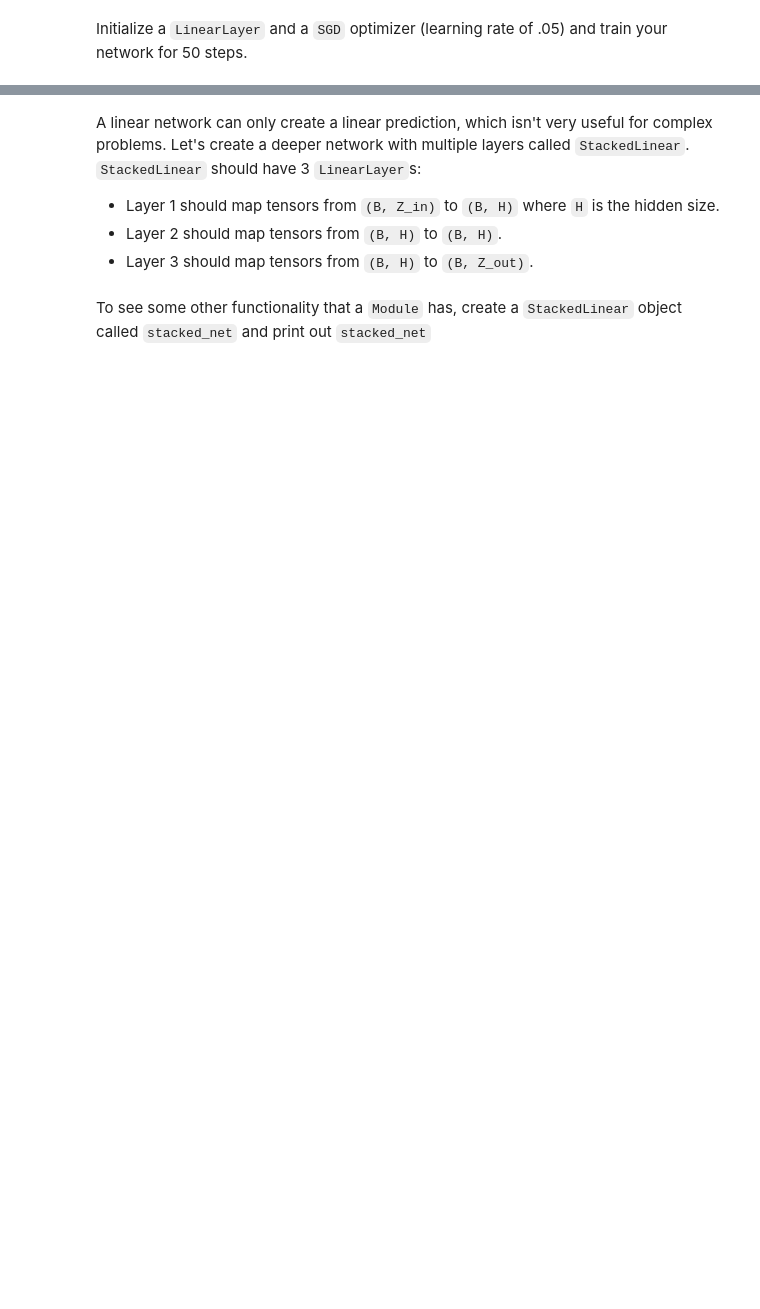
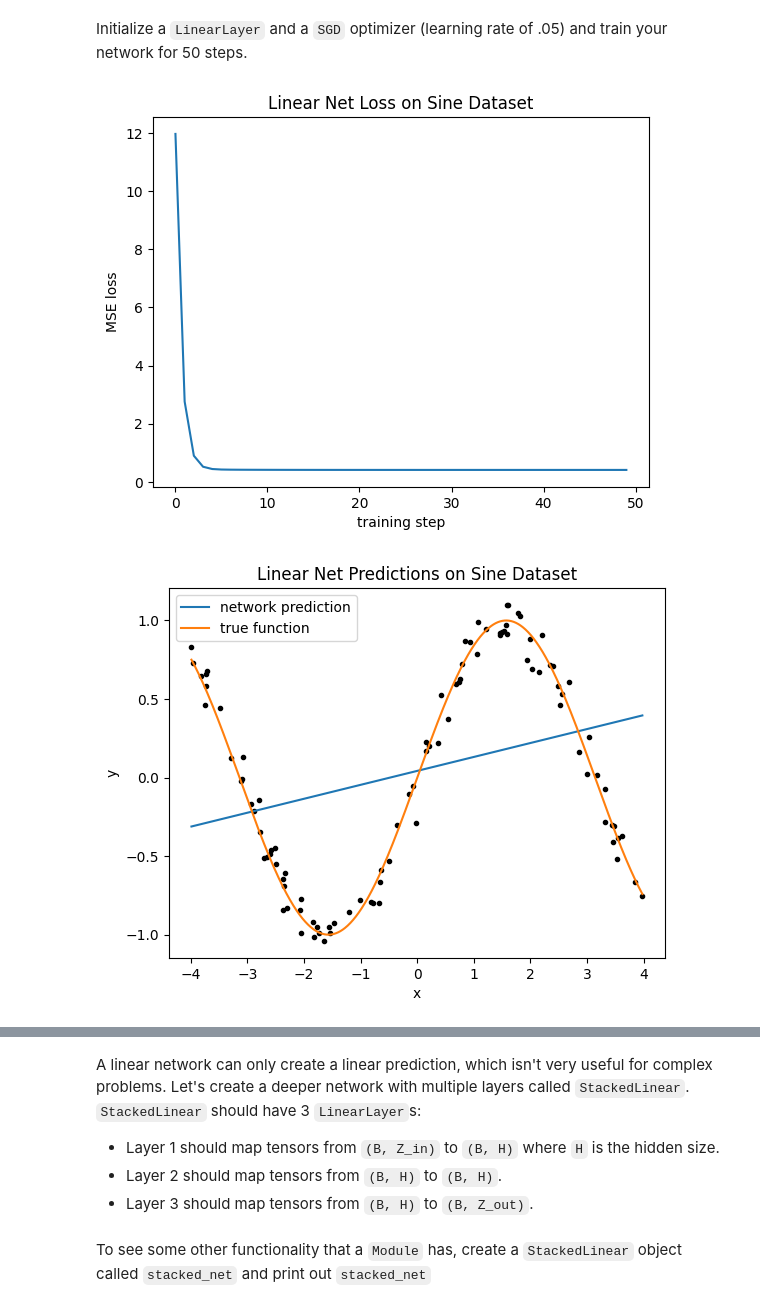
Before and after one commit to cal-jamo/cs474-deep-learning, a Jupyter notebook: lab2_modules_training.ipynb, the cells around one changed output, grey strips where cells are left out. Cells and saved outputs as stored; diff of their text form; code cells hidden in the pictures; blank space fills up the shorter version.

```diff
--- a/lab2_modules_training.ipynb
+++ b/lab2_modules_training.ipynb
@@ -402,19 +468,29 @@ plot_data(sine_x, sine_y, title="Sine wave dataset")
 # %% [markdown]
 Initialize a `LinearLayer` and a `SGD` optimizer (learning rate of .05) and train your network for 50 steps.
 # %%
-# TODO: Initialize a LinearLayer
-linear_network = None
+# 1. Push your data to the GPU so it can train with a GPU-bound model
+sine_x = sine_x.to(device)
+sine_y = sine_y.to(device)
 
-# TODO: Initialize an SGD Optimizer with learning rate of .05
+# 2. Initialize the LinearLayer and push it to the GPU
+linear_network = LinearLayer(1, 1).to(device)
 
-# TODO: Train linear_network for 50 steps using your train function, store your training losses in `train_losses` for plotting
-train_losses = None
+# 3. Initialize the SGD Optimizer
+optimizer = SGD(linear_network.parameters(), 0.05)
+
+# 4. Train the network (Data and Model are both on GPU here, so train succeeds!)
+train_losses = train(linear_network, optimizer, sine_x, sine_y, 50)
 
 # Plot your losses
-plot_loss(train_losses,"Linear Net Loss on Sine Dataset")
+plot_loss(train_losses, "Linear Net Loss on Sine Dataset")
 
-# Plot the fit on the dataset
-plot_data(sine_x, sine_y, linear_network, gt_func=torch.sin, title="Linear Net Predictions on Sine Dataset")
+# 5. Plot the fit
+# Send ONLY the data to the CPU for Matplotlib.
+# Leave the model on the GPU so plot_data's internal GPU tensors don't crash it!
+plot_data(sine_x.cpu(), sine_y.cpu(), linear_network, gt_func=torch.sin, title="Linear Net Predictions on Sine Dataset")
+# %% [output]
+[figure, added]
+[figure, added]
 # %%
 print("Our network's trained prediction function is:")
 print("y = {:.3f}x + {:.3f}".format(linear_network.weight.data.item(), linear_network.bias.data.item()))
```
Also changed, not shown: parts of 27 cells of this notebook.
